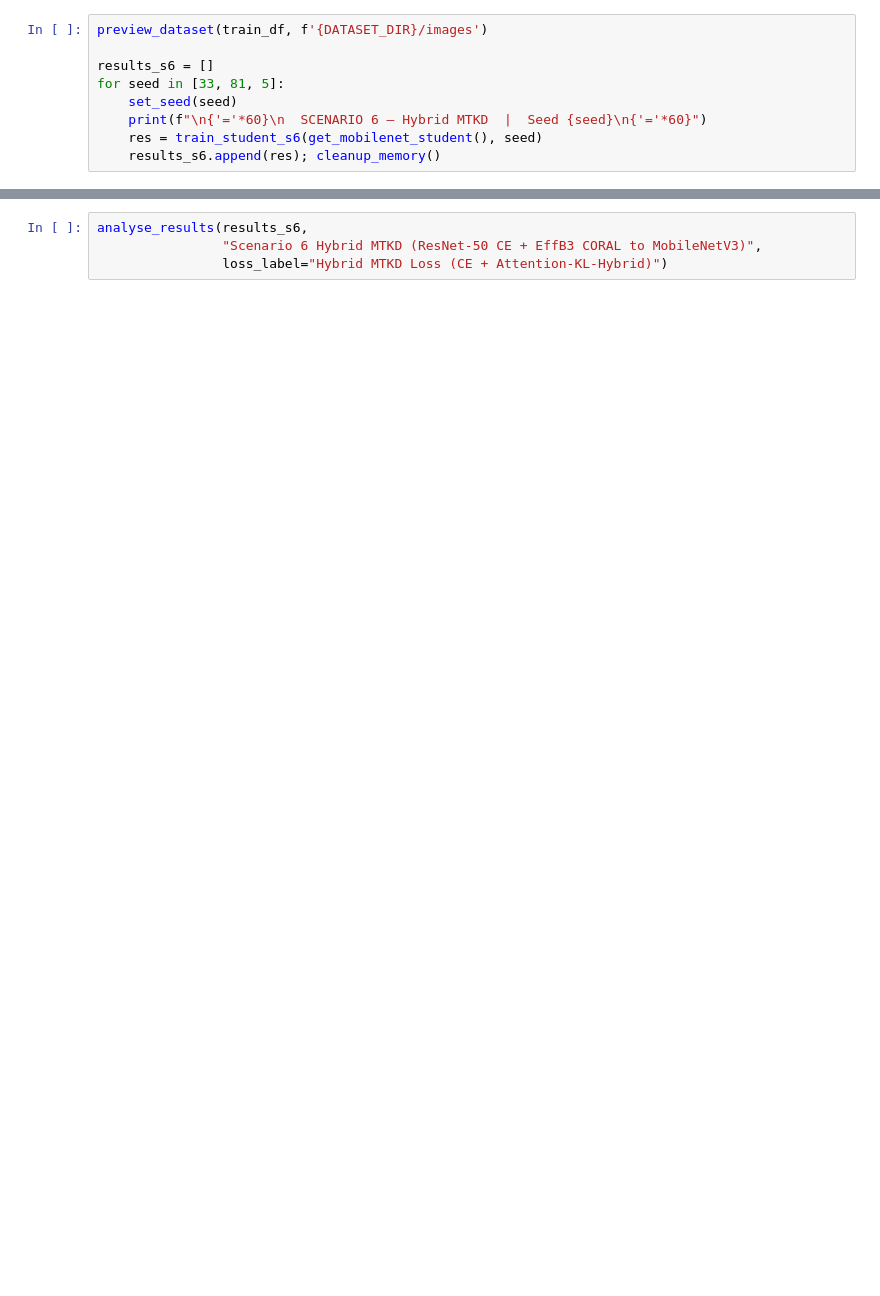
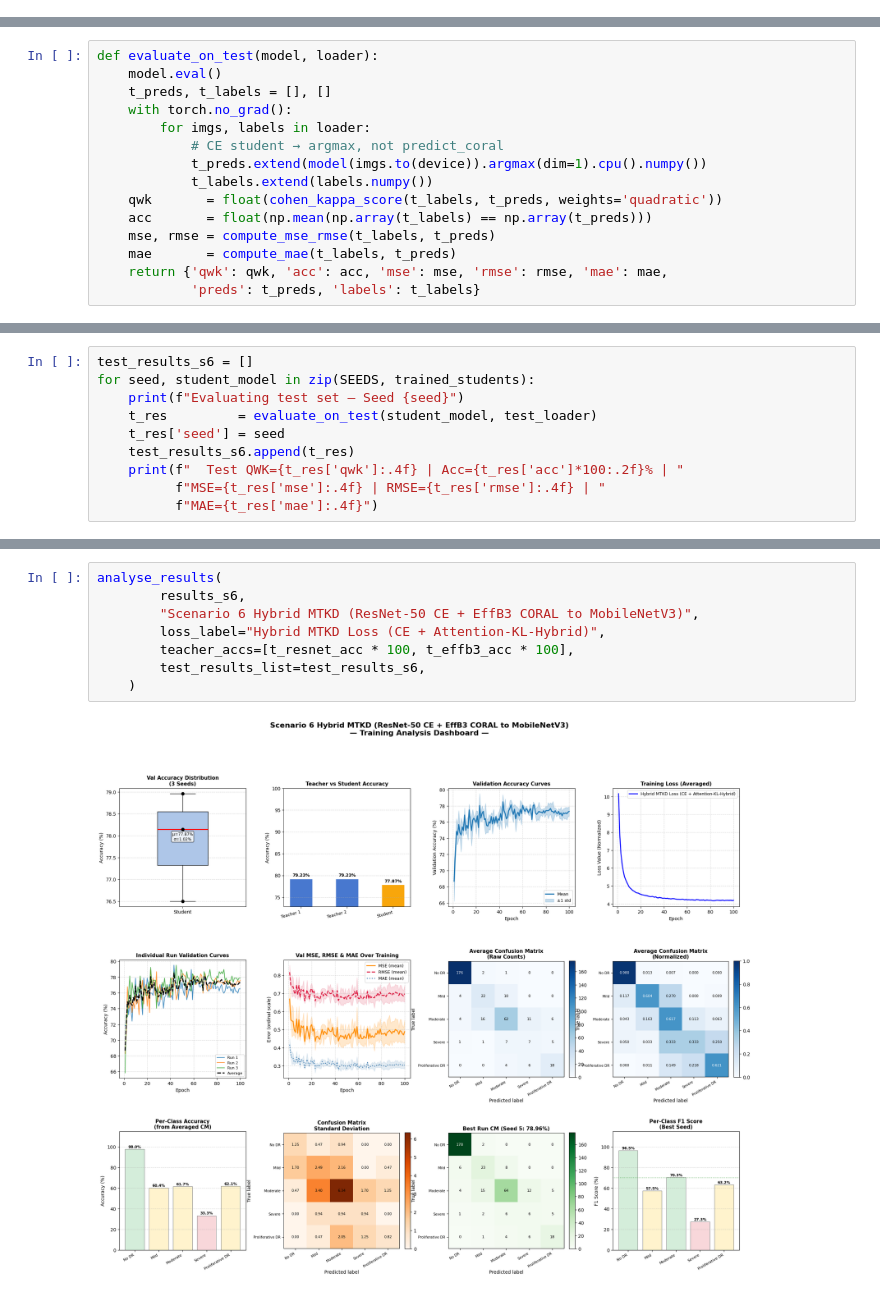
Before and after one commit to almirari/dr-classification, a Jupyter notebook: mkd_resnet50_efficientnetb3.ipynb, the cells around one changed output, grey strips where cells are left out. Drawn from its saved outputs; the diff is of its cells as text; blank space fills up the shorter version.

```diff
--- a/mkd_resnet50_efficientnetb3.ipynb
+++ b/mkd_resnet50_efficientnetb3.ipynb
@@ -754,9 +849,0 @@ def train_student_s6(student, seed, alpha=ALPHA, temperature=TEMPERATURE, beta=B
-# %%
-preview_dataset(train_df, f'{DATASET_DIR}/images')
-
-results_s6 = []
-for seed in [33, 81, 5]:
-    set_seed(seed)
-    print(f"\n{'='*60}\n  SCENARIO 6 — Hybrid MTKD  |  Seed {seed}\n{'='*60}")
-    res = train_student_s6(get_mobilenet_student(), seed)
-    results_s6.append(res); cleanup_memory()
@@ -794,0 +850,15 @@ Downloading: "https://download.pytorch.org/models/mobilenet_v3_small-047dcff4.pt
+# %%
+def evaluate_on_test(model, loader):
+    model.eval()
+    t_preds, t_labels = [], []
+    with torch.no_grad():
+        for imgs, labels in loader:
+            # CE student → argmax, not predict_coral
+            t_preds.extend(model(imgs.to(device)).argmax(dim=1).cpu().numpy())
+            t_labels.extend(labels.numpy())
+    qwk       = float(cohen_kappa_score(t_labels, t_preds, weights='quadratic'))
+    acc       = float(np.mean(np.array(t_labels) == np.array(t_preds)))
+    mse, rmse = compute_mse_rmse(t_labels, t_preds)
+    mae       = compute_mae(t_labels, t_preds)
+    return {'qwk': qwk, 'acc': acc, 'mse': mse, 'rmse': rmse, 'mae': mae,
+            'preds': t_preds, 'labels': t_labels}
@@ -794,0 +922,10 @@ Downloading: "https://download.pytorch.org/models/mobilenet_v3_small-047dcff4.pt
+# %%
+test_results_s6 = []
+for seed, student_model in zip(SEEDS, trained_students):
+    print(f"Evaluating test set — Seed {seed}")
+    t_res         = evaluate_on_test(student_model, test_loader)
+    t_res['seed'] = seed
+    test_results_s6.append(t_res)
+    print(f"  Test QWK={t_res['qwk']:.4f} | Acc={t_res['acc']*100:.2f}% | "
+          f"MSE={t_res['mse']:.4f} | RMSE={t_res['rmse']:.4f} | "
+          f"MAE={t_res['mae']:.4f}")
@@ -795,5 +939,10 @@ Downloading: "https://download.pytorch.org/models/mobilenet_v3_small-047dcff4.pt
 # %%
-analyse_results(results_s6,
-                "Scenario 6 Hybrid MTKD (ResNet-50 CE + EffB3 CORAL to MobileNetV3)",
-                loss_label="Hybrid MTKD Loss (CE + Attention-KL-Hybrid)")
+analyse_results(
+        results_s6,
+        "Scenario 6 Hybrid MTKD (ResNet-50 CE + EffB3 CORAL to MobileNetV3)",
+        loss_label="Hybrid MTKD Loss (CE + Attention-KL-Hybrid)",
+        teacher_accs=[t_resnet_acc * 100, t_effb3_acc * 100],
+        test_results_list=test_results_s6,
+    )
 # %% [output]
+[figure, added]
```
Also changed, not shown: parts of 20 cells of this notebook.
